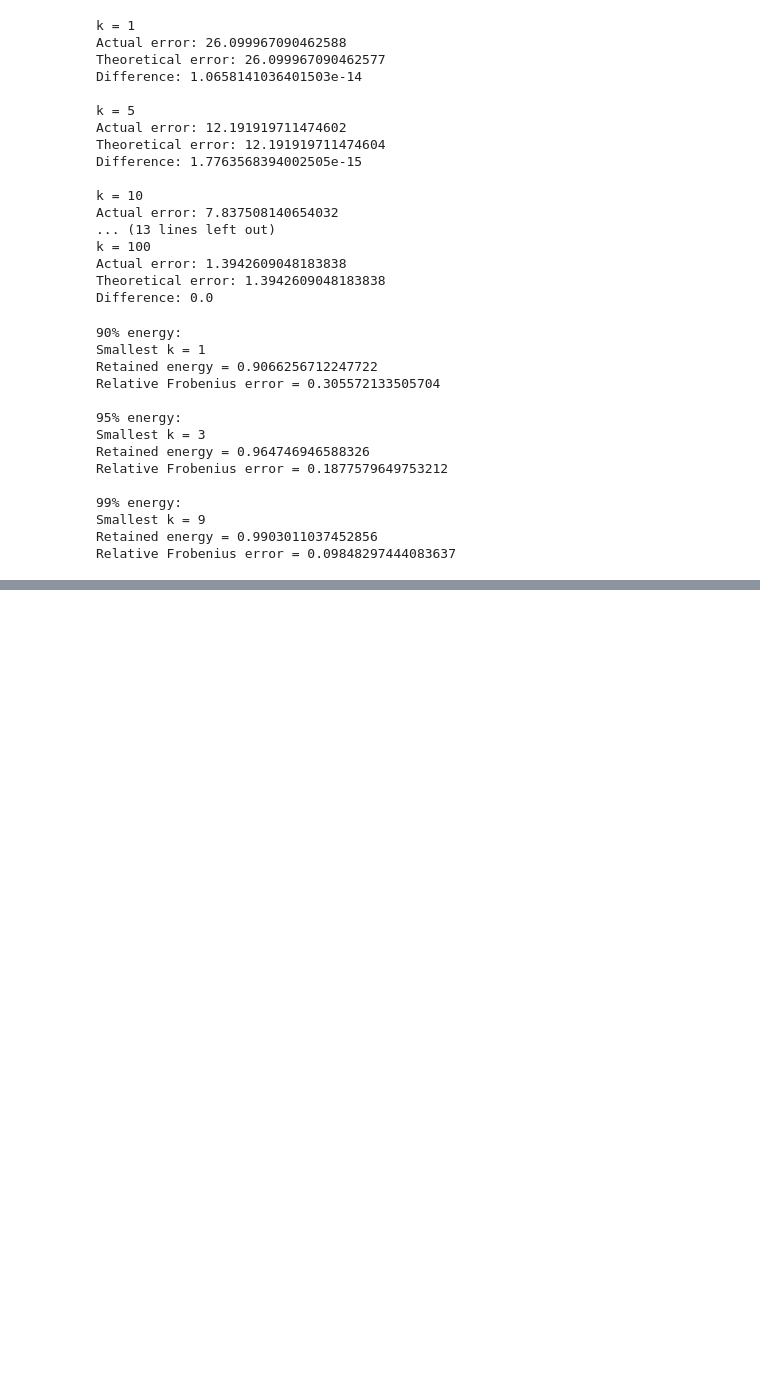
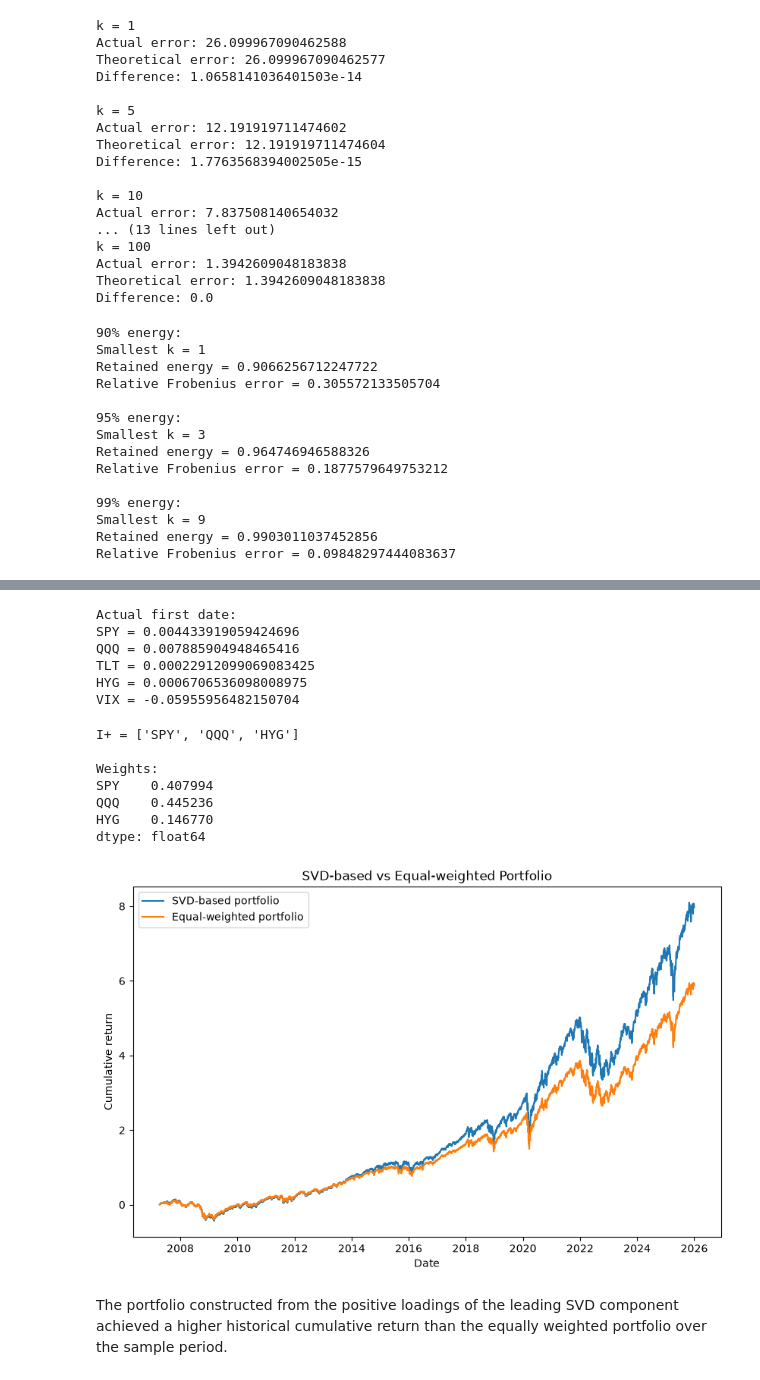
Before and after one commit to nicks848/big-data-science-in-finance, a Jupyter notebook: Lecture3.ipynb, the cells around one changed output, grey strips where cells are left out. Cells and saved outputs as stored; diff of their text form; code cells hidden in the pictures; blank space fills up the shorter version.

```diff
--- a/Lecture3.ipynb
+++ b/Lecture3.ipynb
@@ -165,0 +343,58 @@ Relative Frobenius error = 0.09848297444083637
+# %%
+print("Actual first date:")
+for asset, value in zip(["SPY", "QQQ", "TLT", "HYG", "VIX"], R[:, 0]):
+    print(f"{asset} = {value}")
+# %% [output]
+Actual first date:
+SPY = 0.004433919059424696
+QQQ = 0.007885904948465416
+TLT = 0.00022912099069083425
+HYG = 0.0006706536098008975
+VIX = -0.05955956482150704
+# %%
+etfs = ["SPY", "QQQ", "TLT", "HYG"]
+
+# Find the ETFs with a positive u1 coefficient
+I_plus = [etf for etf, loading in zip(etfs, u1[:4]) if loading > 0]
+
+# Calculate weights from the positive loadings
+positive_loadings = pd.Series(u1[:4], index=etfs)[I_plus]
+weights = positive_loadings / positive_loadings.sum()
+
+print("I+ =", I_plus)
+print("\nWeights:")
+print(weights)
+
+# Convert log changes to simple returns
+simple_returns = np.exp(log_changes) - 1
+
+# Calculate daily portfolio returns
+portfolio_returns = simple_returns[I_plus] @ weights
+
+# Equally weighted portfolio using the same ETFs
+equal_returns = simple_returns[I_plus].mean(axis=1)
+
+# Calculate cumulative returns
+portfolio_cumulative = (1 + portfolio_returns).cumprod() - 1
+equal_cumulative = (1 + equal_returns).cumprod() - 1
+
+# Plot both
+plt.figure(figsize=(10, 6))
+plt.plot(portfolio_cumulative.index, portfolio_cumulative, label="SVD-based portfolio")
+plt.plot(equal_cumulative.index, equal_cumulative, label="Equal-weighted portfolio")
+plt.xlabel("Date")
+plt.ylabel("Cumulative return")
+plt.title("SVD-based vs Equal-weighted Portfolio")
+plt.legend()
+plt.show()
+# %% [output]
+I+ = ['SPY', 'QQQ', 'HYG']
+
+Weights:
+SPY    0.407994
+QQQ    0.445236
+HYG    0.146770
+dtype: float64
+[figure, added]
+# %% [markdown]
+The portfolio constructed from the positive loadings of the leading SVD component achieved a higher historical cumulative return than the equally weighted portfolio over the sample period.
```
Also changed, not shown: parts of 14 cells of this notebook, 1 other file.
